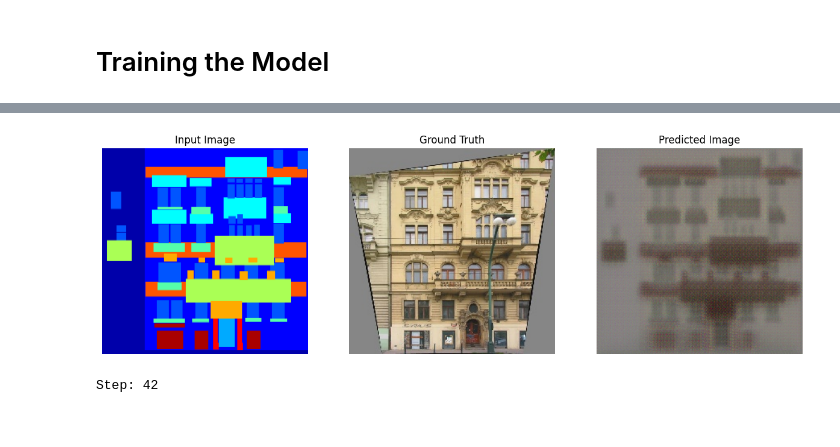
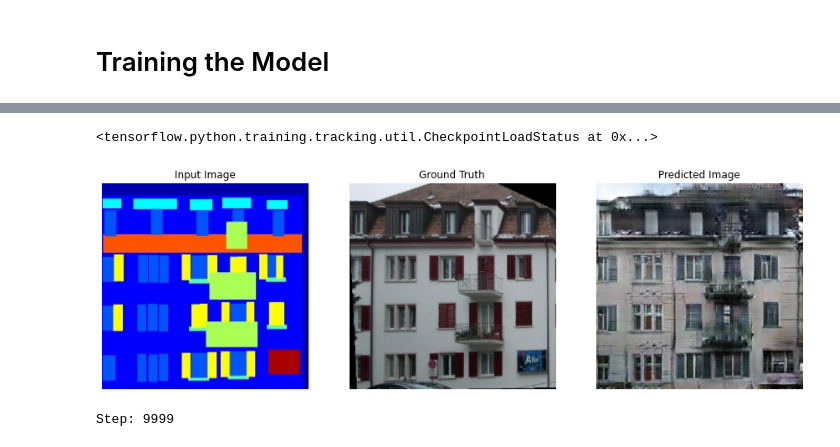
Before and after one commit to pre999/Pix2Pix-Building-design, a Jupyter notebook: model.ipynb, the cells around one changed output, grey strips where cells are left out. Drawn from its saved outputs; the diff is of its cells as text; code cells hidden in the pictures.

```diff
--- a/model.ipynb
+++ b/model.ipynb
@@ -339,7 +351,7 @@ def discriminator_loss(disc_real_output, disc_generated_output):
 generator_optimizer = tf.keras.optimizers.Adam(2e-4, beta_1=0.5)
 discriminator_optimizer = tf.keras.optimizers.Adam(2e-4, beta_1=0.5)
 # %%
-checkpoint_dir = './training_checkpoints'
+checkpoint_dir = 'H:/Prerana/training_checkpoints'
 checkpoint_prefix = os.path.join(checkpoint_dir, "ckpt")
 checkpoint = tf.train.Checkpoint(generator_optimizer=generator_optimizer,
                                  discriminator_optimizer=discriminator_optimizer,
@@ -428,7 +440,7 @@ def fit(train_ds, test_ds, steps):
 
 
     # Save (checkpoint) the model every 1k steps
-    if (step + 1) % 100 == 0:
+    if (step + 1) % 2000 == 0:
       checkpoint.save(file_prefix=checkpoint_prefix)
 # %%
 %load_ext tensorboard
@@ -440 +450,5 @@ Reusing TensorBoard on port 6006 (pid 3668), started 0:00:20 ago. (Use '!kill 36
 [interactive output not drawn]
+# %%
+checkpoint.restore(tf.train.latest_checkpoint(checkpoint_dir))
+# %% [output]
+<tensorflow.python.training.tracking.util.CheckpointLoadStatus at 0x...>
@@ -441,5 +457,5 @@ Reusing TensorBoard on port 6006 (pid 3668), started 0:00:20 ago. (Use '!kill 36
 # %%
-fit(train_dataset, test_dataset, steps=40000)
+fit(train_dataset, test_dataset, steps=10000)
 # %% [output]
-[figure, old version]
+[figure, new version]
-Step: 42
+Step: 9999
```
Also changed, not shown: parts of 27 cells of this notebook, 42 other files.
